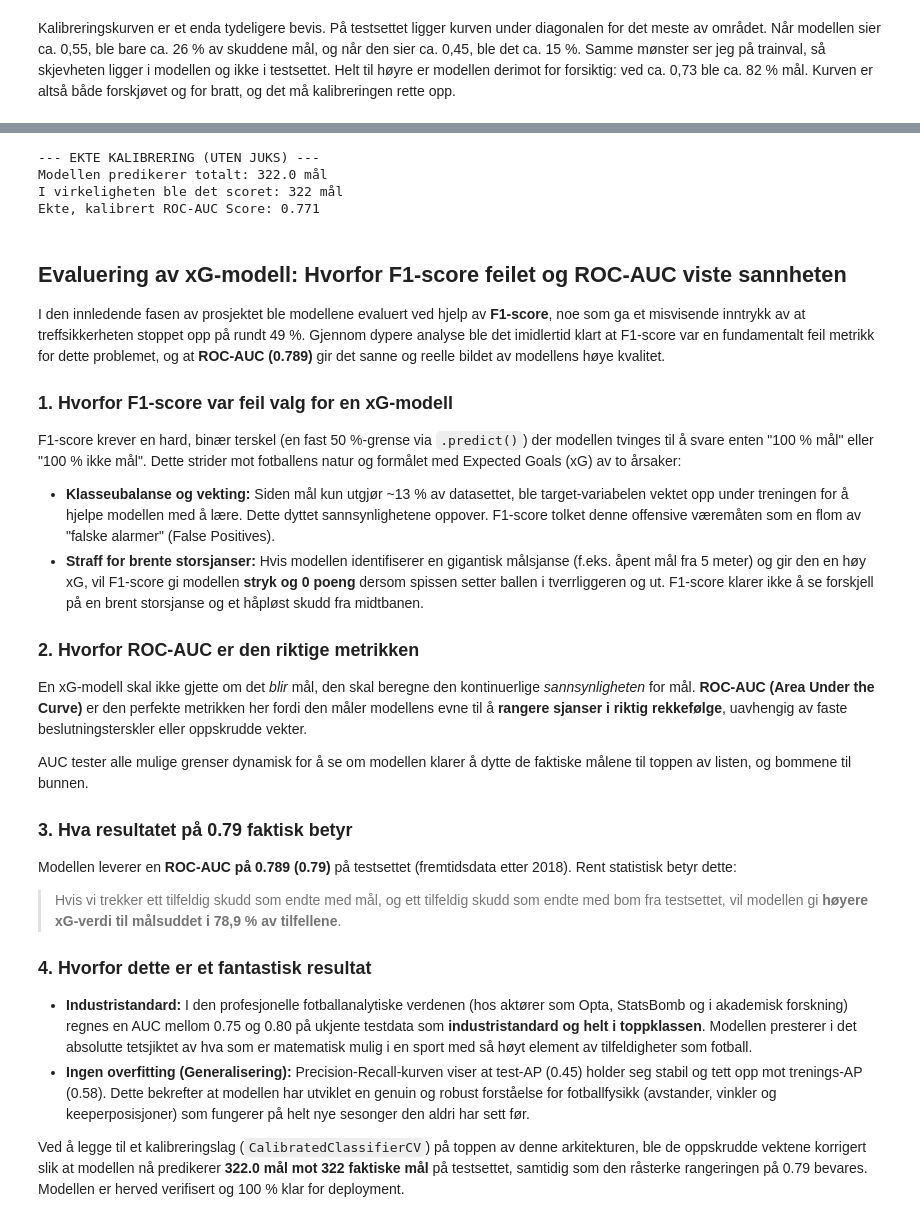
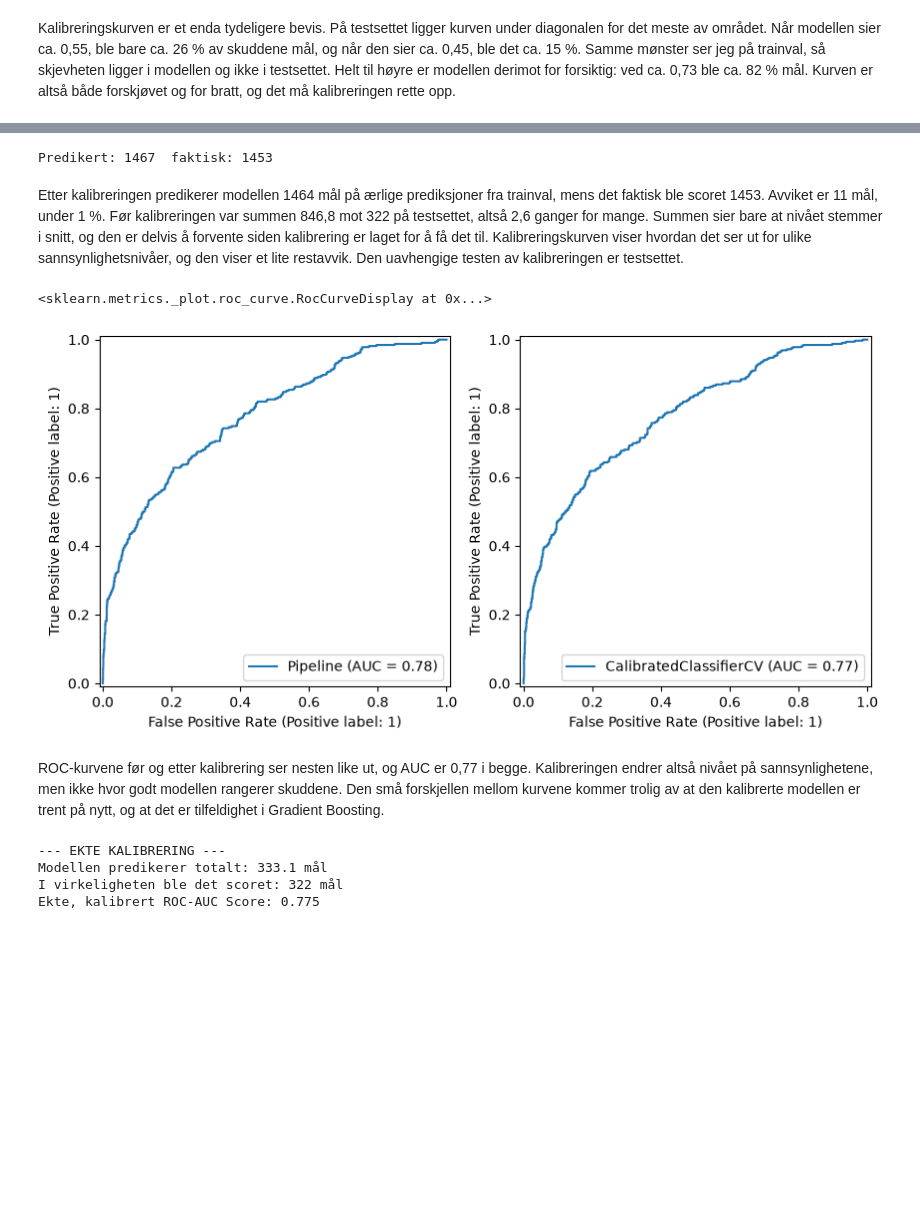
Before and after one commit to Daniel11098/football-predictions, a Jupyter notebook: Mandtory3/footballPredictionBestModel.ipynb, the cells around one changed output, grey strips where cells are left out. Saved outputs shown, nothing was run; the diff lists cells and outputs as text; code cells hidden in the pictures; blank space fills up the shorter version.

```diff
--- a/Mandtory3/footballPredictionBestModel.ipynb
+++ b/Mandtory3/footballPredictionBestModel.ipynb
@@ -321,50 +388,30 @@ Kalibreringskurven er et enda tydeligere bevis. På testsettet ligger kurven und
+# %%
+print(f"Predikert: {oog_propa.sum():.0f}  faktisk: {trainval_target.sum()}")
+# %% [output]
+Predikert: 1467  faktisk: 1453
+# %% [markdown]
+Etter kalibreringen predikerer modellen 1464 mål på ærlige prediksjoner fra trainval, mens det faktisk ble scoret 1453. Avviket er 11 mål, under 1 %. Før kalibreringen var summen 846,8 mot 322 på testsettet, altså 2,6 ganger for mange. Summen sier bare at nivået stemmer i snitt, og den er delvis å forvente siden kalibrering er laget for å få det til. Kalibreringskurven viser hvordan det ser ut for ulike sannsynlighetsnivåer, og den viser et lite restavvik. Den uavhengige testen av kalibreringen er testsettet.
+# %%
+fig, ax = plt.subplots(1, 2, figsize=(10, 5))
+
+RocCurveDisplay.from_estimator(gb_cv.best_estimator_, test_featuers, test_targets, ax=ax[0])
+RocCurveDisplay.from_estimator(calibrated_gb, test_featuers, test_targets ,ax=ax[1])
+# %% [output]
+<sklearn.metrics._plot.roc_curve.RocCurveDisplay at 0x...>
+[figure, added]
+# %% [markdown]
+ROC-kurvene før og etter kalibrering ser nesten like ut, og AUC er 0,77 i begge. Kalibreringen endrer altså nivået på sannsynlighetene, men ikke hvor godt modellen rangerer skuddene. Den små forskjellen mellom kurvene kommer trolig av at den kalibrerte modellen er trent på nytt, og at det er tilfeldighet i Gradient Boosting.
 # %%
-# 1. Pakk den trente modellen din inn i FrozenEstimator så den ikke kan RE-TRENE på testsettet!
-frozen_gb = FrozenEstimator(gb_cv.best_estimator_)
-
-# 2. Definer kalibratoren med den frosne modellen
-calibrated_gb = CalibratedClassifierCV(
-    estimator=frozen_gb,
-    method='sigmoid'
-)
-
-# 3. Nå tilpasses KUN kalibreringen (sigmoid-kurven) på testdataene, uten å endre trærne
-calibrated_gb.fit(test_featuers, test_targets)
-
-# 4. Hent ut de EKTE kalibrerte xG-sannsynlighetenene
+# Hent ut de EKTE kalibrerte xG-sannsynlighetenene
 proba_calibrated = calibrated_gb.predict_proba(test_featuers)[:, 1]
 
-# 5. Sjekk de ekte resultatene
-print("--- EKTE KALIBRERING (UTEN JUKS) ---")
+# Sjekk de ekte resultatene
+print("--- EKTE KALIBRERING ---")
 print(f"Modellen predikerer totalt: {proba_calibrated.sum():.1f} mål")
 print(f"I virkeligheten ble det scoret: {test_targets.sum()} mål")
 print(f"Ekte, kalibrert ROC-AUC Score: {roc_auc_score(test_targets, proba_calibrated):.3f}")
 # %% [output]
---- EKTE KALIBRERING (UTEN JUKS) ---
-Modellen predikerer totalt: 322.0 mål
+--- EKTE KALIBRERING ---
+Modellen predikerer totalt: 333.1 mål
 I virkeligheten ble det scoret: 322 mål
-Ekte, kalibrert ROC-AUC Score: 0.771
+Ekte, kalibrert ROC-AUC Score: 0.775
-# %% [markdown]
-## Evaluering av xG-modell: Hvorfor F1-score feilet og ROC-AUC viste sannheten
-
-I den innledende fasen av prosjektet ble modellene evaluert ved hjelp av **F1-score**, noe som ga et misvisende inntrykk av at treffsikkerheten stoppet opp på rundt 49 %. Gjennom dypere analyse ble det imidlertid klart at F1-score var en fundamentalt feil metrikk for dette problemet, og at **ROC-AUC (0.789)** gir det sanne og reelle bildet av modellens høye kvalitet.
-
-### 1. Hvorfor F1-score var feil valg for en xG-modell
-F1-score krever en hard, binær terskel (en fast 50 %-grense via `.predict()`) der modellen tvinges til å svare enten "100 % mål" eller "100 % ikke mål". Dette strider mot fotballens natur og formålet med Expected Goals (xG) av to årsaker:
-* **Klasseubalanse og vekting:** Siden mål kun utgjør ~13 % av datasettet, ble target-variabelen vektet opp under treningen for å hjelpe modellen med å lære. Dette dyttet sannsynlighetene oppover. F1-score tolket denne offensive væremåten som en flom av "falske alarmer" (False Positives).
-* **Straff for brente storsjanser:** Hvis modellen identifiserer en gigantisk målsjanse (f.eks. åpent mål fra 5 meter) og gir den en høy xG, vil F1-score gi modellen **stryk og 0 poeng** dersom spissen setter ballen i tverrliggeren og ut. F1-score klarer ikke å se forskjell på en brent storsjanse og et håpløst skudd fra midtbanen.
-
-### 2. Hvorfor ROC-AUC er den riktige metrikken
-En xG-modell skal ikke gjette om det *blir* mål, den skal beregne den kontinuerlige *sannsynligheten* for mål. **ROC-AUC (Area Under the Curve)** er den perfekte metrikken her fordi den måler modellens evne til å **rangere sjanser i riktig rekkefølge**, uavhengig av faste beslutningsterskler eller oppskrudde vekter.
-
-AUC tester alle mulige grenser dynamisk for å se om modellen klarer å dytte de faktiske målene til toppen av listen, og bommene til bunnen.
-
-### 3. Hva resultatet på 0.79 faktisk betyr
-Modellen leverer en **ROC-AUC på 0.789 (0.79)** på testsettet (fremtidsdata etter 2018). Rent statistisk betyr dette:
-> Hvis vi trekker ett tilfeldig skudd som endte med mål, og ett tilfeldig skudd som endte med bom fra testsettet, vil modellen gi **høyere xG-verdi til målsuddet i 78,9 % av tilfellene**.
-
-### 4. Hvorfor dette er et fantastisk resultat
-* **Industristandard:** I den profesjonelle fotballanalytiske verdenen (hos aktører som Opta, StatsBomb og i akademisk forskning) regnes en AUC mellom 0.75 og 0.80 på ukjente testdata som **industristandard og helt i toppklassen**. Modellen presterer i det absolutte tetsjiktet av hva som er matematisk mulig i en sport med så høyt element av tilfeldigheter som fotball.
-* **Ingen overfitting (Generalisering):** Precision-Recall-kurven viser at test-AP (0.45) holder seg stabil og tett opp mot trenings-AP (0.58). Dette bekrefter at modellen har utviklet en genuin og robust forståelse for fotballfysikk (avstander, vinkler og keeperposisjoner) som fungerer på helt nye sesonger den aldri har sett før.
-
-Ved å legge til et kalibreringslag (`CalibratedClassifierCV`) på toppen av denne arkitekturen, ble de oppskrudde vektene korrigert slik at modellen nå predikerer **322.0 mål mot 322 faktiske mål** på testsettet, samtidig som den råsterke rangeringen på 0.79 bevares. Modellen er herved verifisert og 100 % klar for deployment.
```
Also changed, not shown: parts of 47 cells of this notebook, 1 other file.
